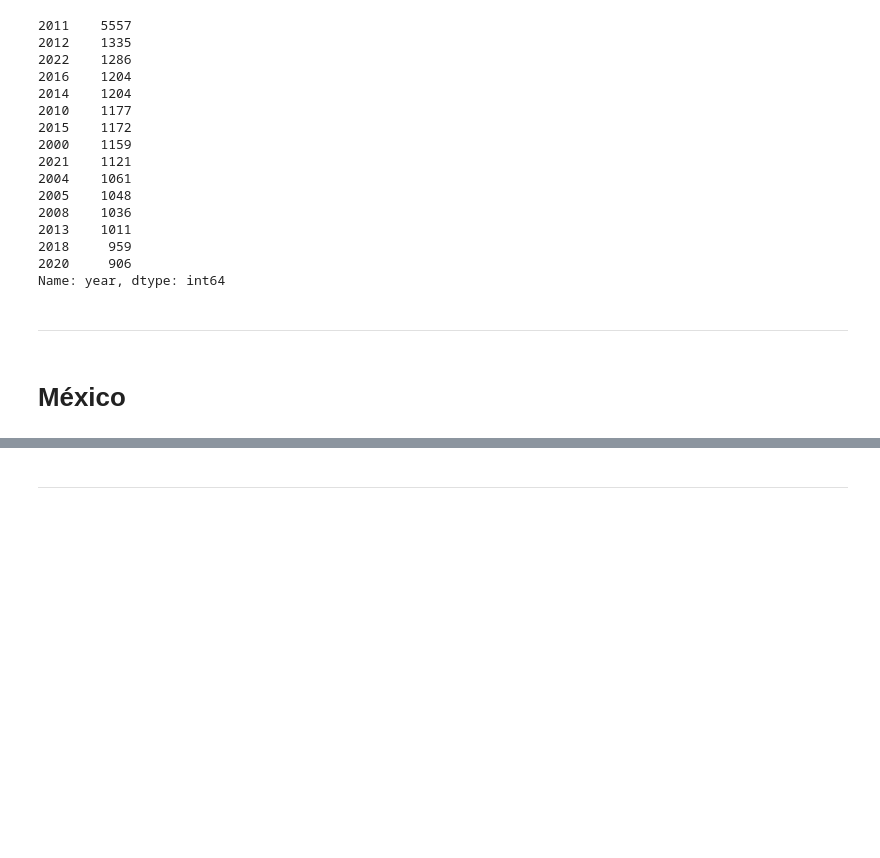
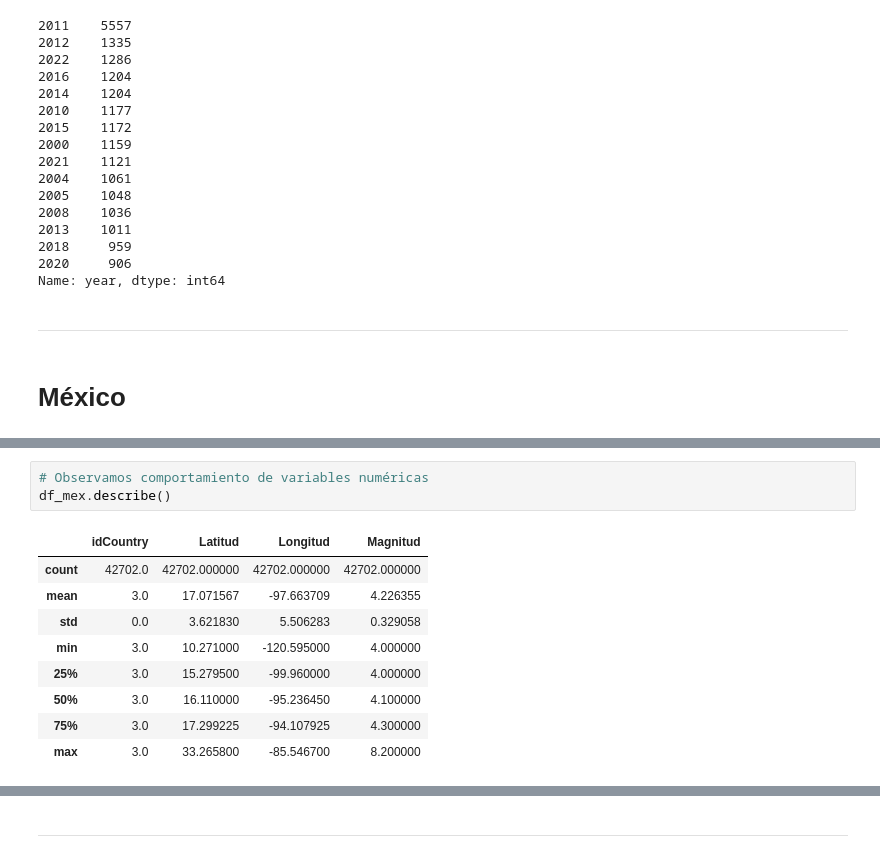
Before and after one commit to ReneRamosTrvn/alertas_sismicas, a Jupyter notebook: EDA.ipynb, the cells around one changed output, grey strips where cells are left out. Saved outputs shown, nothing was run; the diff lists cells and outputs as text; blank space fills up the shorter version.

```diff
--- a/EDA.ipynb
+++ b/EDA.ipynb
@@ -377,0 +394,13 @@ df_mex
+# %%
+# Observamos comportamiento de variables numéricas
+df_mex.describe()
+# %% [output]
+|  | idCountry | Latitud | Longitud | Magnitud |
+| count | 42702.0 | 42702.000000 | 42702.000000 | 42702.000000 |
+| mean | 3.0 | 17.071567 | -97.663709 | 4.226355 |
+| std | 0.0 | 3.621830 | 5.506283 | 0.329058 |
+| min | 3.0 | 10.271000 | -120.595000 | 4.000000 |
+| 25% | 3.0 | 15.279500 | -99.960000 | 4.000000 |
+| 50% | 3.0 | 16.110000 | -95.236450 | 4.100000 |
+| 75% | 3.0 | 17.299225 | -94.107925 | 4.300000 |
+| max | 3.0 | 33.265800 | -85.546700 | 8.200000 |
```
Also changed, not shown: parts of 9 cells of this notebook.
